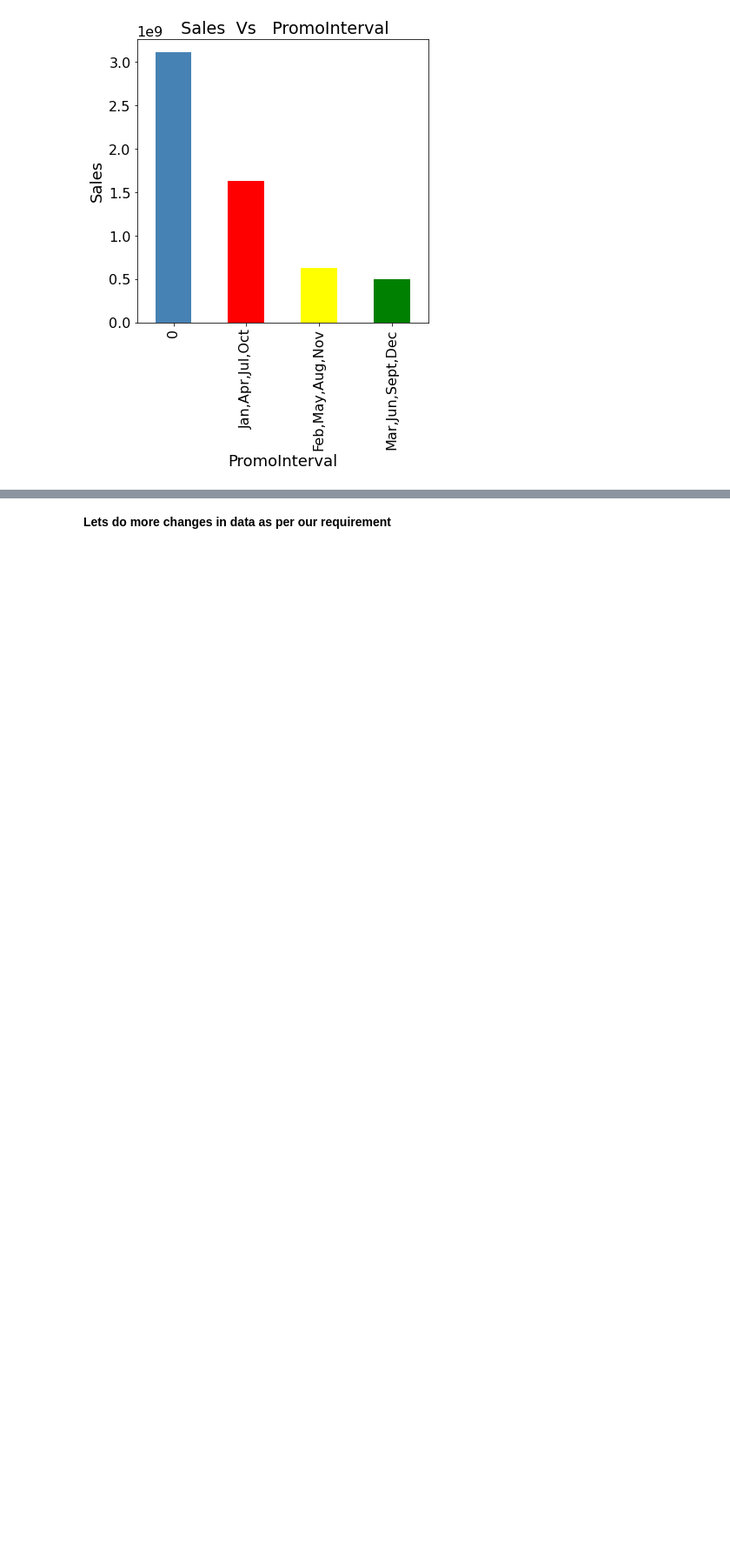
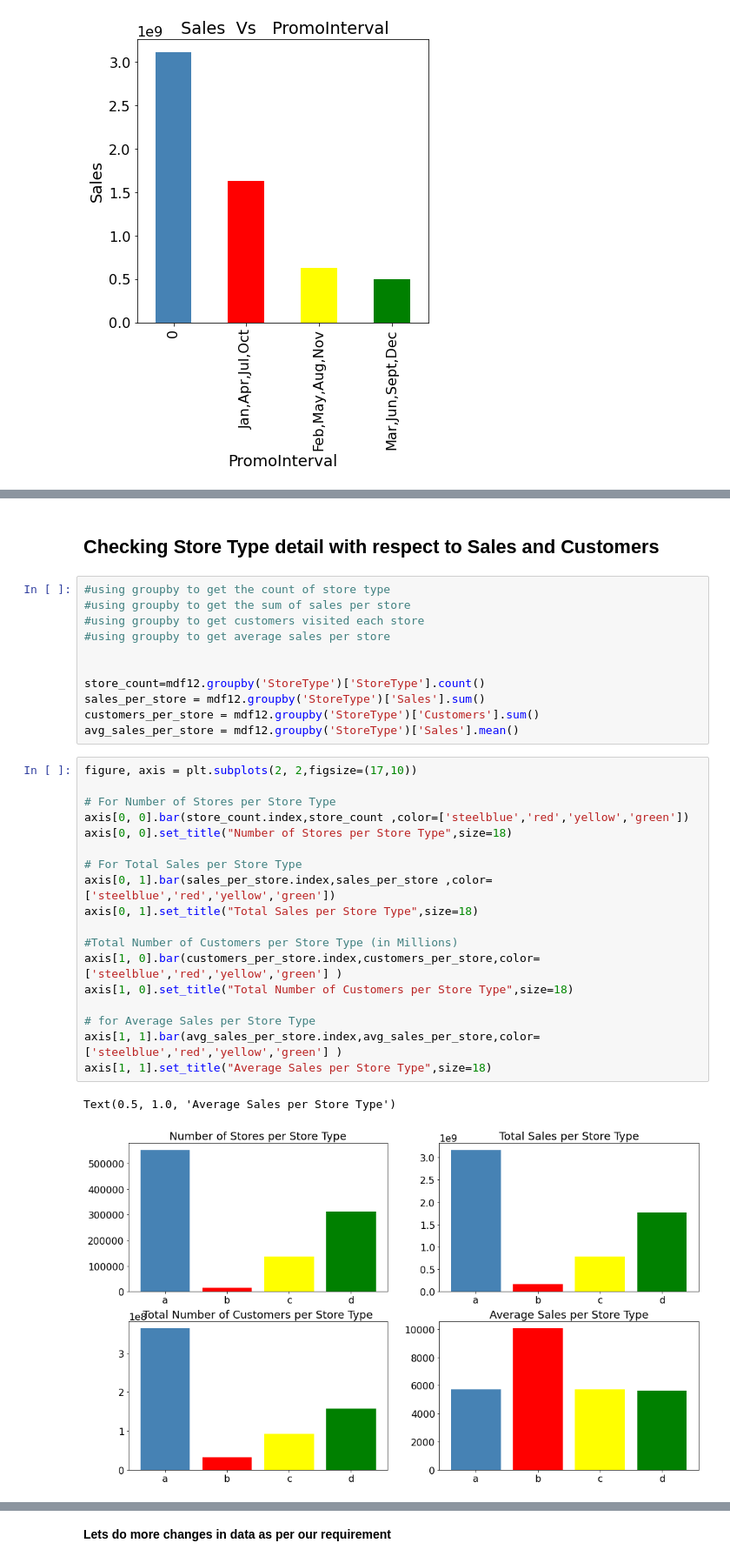
Before and after one commit to Ashwinprocodes/Rossmann-Sales-Prediction, a Jupyter notebook: pr_Rossmann_Sales_Prediction_Capstone_Project.ipynb, the cells around one changed output, grey strips where cells are left out. Shown: that part at 87% size. Drawn from its saved outputs; the diff is of its cells as text; blank space fills up the shorter version.

```diff
--- a/pr_Rossmann_Sales_Prediction_Capstone_Project.ipynb
+++ b/pr_Rossmann_Sales_Prediction_Capstone_Project.ipynb
@@ -489,0 +491,34 @@ for i in cat_fe:
+# %% [markdown]
+## **Checking Store Type detail with respect to Sales and Customers**
+# %%
+#using groupby to get the count of store type
+#using groupby to get the sum of sales per store
+#using groupby to get customers visited each store
+#using groupby to get average sales per store
+
+
+store_count=mdf12.groupby('StoreType')['StoreType'].count()
+sales_per_store = mdf12.groupby('StoreType')['Sales'].sum()
+customers_per_store = mdf12.groupby('StoreType')['Customers'].sum()
+avg_sales_per_store = mdf12.groupby('StoreType')['Sales'].mean()
+# %%
+figure, axis = plt.subplots(2, 2,figsize=(17,10))
+
+# For Number of Stores per Store Type
+axis[0, 0].bar(store_count.index,store_count ,color=['steelblue','red','yellow','green'])
+axis[0, 0].set_title("Number of Stores per Store Type",size=18)
+
+# For Total Sales per Store Type
+axis[0, 1].bar(sales_per_store.index,sales_per_store ,color=['steelblue','red','yellow','green'])
+axis[0, 1].set_title("Total Sales per Store Type",size=18)
+
+#Total Number of Customers per Store Type (in Millions)
+axis[1, 0].bar(customers_per_store.index,customers_per_store,color=['steelblue','red','yellow','green'] )
+axis[1, 0].set_title("Total Number of Customers per Store Type",size=18)
+
+# for Average Sales per Store Type
+axis[1, 1].bar(avg_sales_per_store.index,avg_sales_per_store,color=['steelblue','red','yellow','green'] )
+axis[1, 1].set_title("Average Sales per Store Type",size=18)
+# %% [output]
+Text(0.5, 1.0, 'Average Sales per Store Type')
+[figure, added]
```
Also changed, not shown: parts of 15 cells of this notebook.
